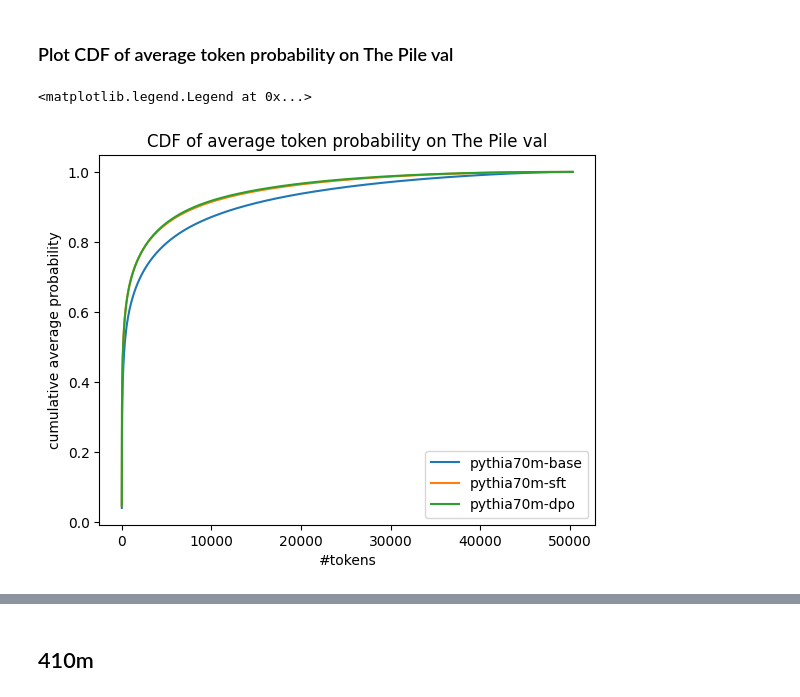
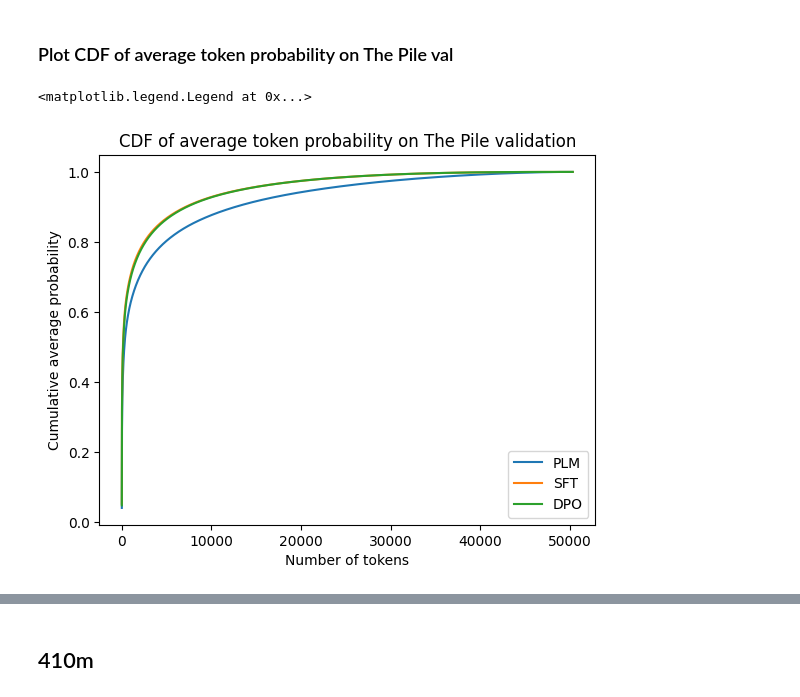
Before and after one commit to lauraaisling/analyse-llms, a Jupyter notebook: notebooks/Pile_Stats_Probs.ipynb, the cells around one changed output, grey strips where cells are left out. Cells and saved outputs as stored; diff of their text form; code cells hidden in the pictures.

```diff
--- a/notebooks/Pile_Stats_Probs.ipynb
+++ b/notebooks/Pile_Stats_Probs.ipynb
@@ -86,13 +80,13 @@ dpo_70m_perplexity_data
 ### Plot CDF of average token probability on The Pile val
 # %%
 # load data calculated for pythia70m
-base_70m_data_path = f'{os.path.dirname(os.getcwd())}/outputs/pythia70m-base_calculation_data_probs50000.p'
+base_70m_data_path = f'{os.path.dirname(os.getcwd())}/outputs/pythia70m-base-calculation_data10000pc.p'
 base_70m_data = torch.load(base_70m_data_path)
 
-sft_70m_data_path = f'{os.path.dirname(os.getcwd())}/outputs/pythia70m-sft_calculation_data_probs50000.p'
+sft_70m_data_path = f'{os.path.dirname(os.getcwd())}/outputs/pythia70m-sft-calculation_data10000pc.p'
 sft_70m_data = torch.load(sft_70m_data_path)
 
-dpo_70m_data_path = f'{os.path.dirname(os.getcwd())}/outputs/pythia70m-dpo_calculation_data_probs50000.p'
+dpo_70m_data_path = f'{os.path.dirname(os.getcwd())}/outputs/pythia70m-dpo-calculation_data10000pc.p'
 dpo_70m_data = torch.load(dpo_70m_data_path)
 # %%
 probs_base_70m = np.concatenate(base_70m_data["mean_probs"]).mean(0)
@@ -118,15 +112,15 @@ base_70m_cdf = np.cumsum(probs_base_70m_list_sorted)
 sft_70m_cdf = np.cumsum(probs_sft_70m_list_sorted)
 dpo_70m_cdf = np.cumsum(probs_dpo_70m_list_sorted)
 # %%
-plt.plot(base_70m_cdf, label="pythia70m-base")
-plt.plot(sft_70m_cdf, label="pythia70m-sft")
-plt.plot(dpo_70m_cdf, label="pythia70m-dpo")
+plt.plot(base_70m_cdf, label="PLM")
+plt.plot(sft_70m_cdf, label="SFT")
+plt.plot(dpo_70m_cdf, label="DPO")
 
-plt.title("CDF of average token probability on The Pile val")
-plt.xlabel("#tokens")
-plt.ylabel("cumulative average probability")
+plt.title("CDF of average token probability on The Pile validation")
+plt.xlabel("Number of tokens")
+plt.ylabel("Cumulative average probability")
 plt.legend()
 # %% [output]
 <matplotlib.legend.Legend at 0x...>
-[figure, old version]
+[figure, new version]
 # %%
```
Also changed, not shown: parts of 39 cells of this notebook, 46 other files.
